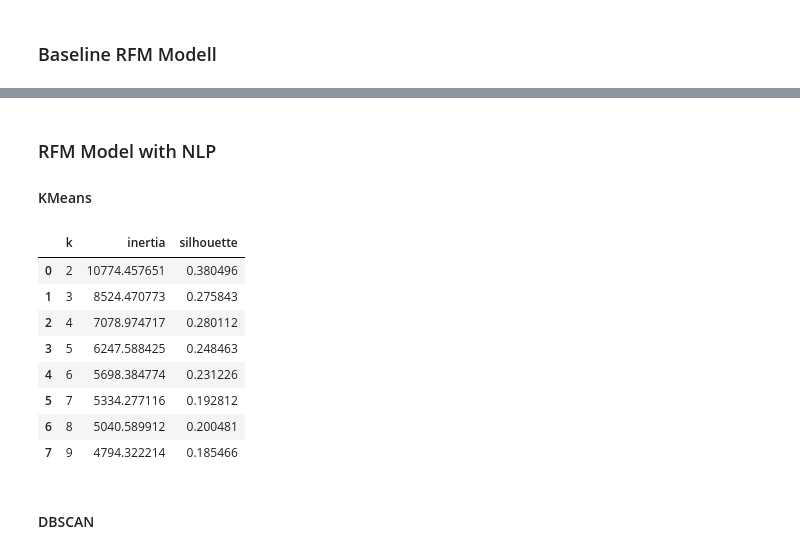
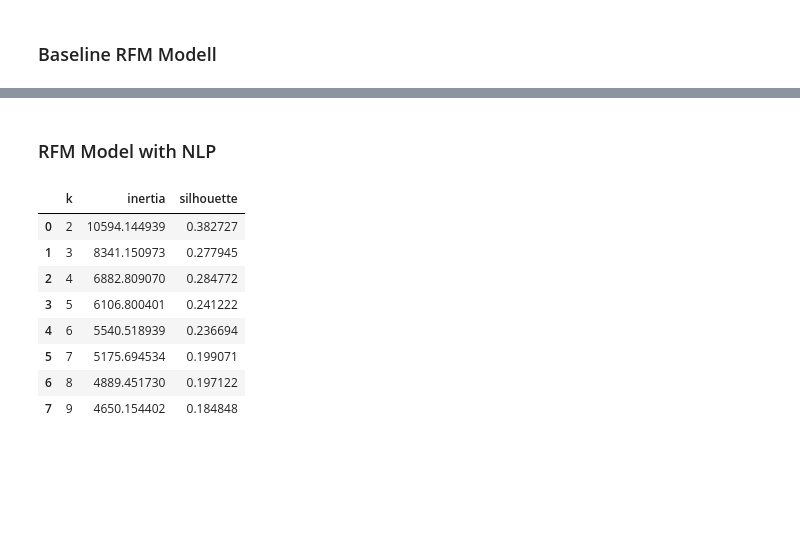
Before and after one commit to Thoericht/customer-segmentation-rfm-nlp, a Jupyter notebook: 02_notebooks/04_clustering.ipynb, the cells around one changed output, grey strips where cells are left out. Cells and saved outputs as stored; diff of their text form; code cells hidden in the pictures; blank space fills up the shorter version.

```diff
--- a/02_notebooks/04_clustering.ipynb
+++ b/02_notebooks/04_clustering.ipynb
@@ -54,10 +43,10 @@ rfm_log
 # %%
 # Clustering
 
-X = df[rfm_log]
+X = df[rfm_log_cap]
 
 preprocess = ColumnTransformer([
-    ('scaler', StandardScaler(), rfm_log)
+    ('scaler', StandardScaler(), rfm_log_cap)
 ])
 
 X_processed = preprocess.fit_transform(X)
@@ -93,0 +186,37 @@ results
+# %%
+# Stability Analysis
+
+rng = np.random.default_rng(42)
+stability_scores = []
+
+base_model = KMeans(
+    n_clusters=4,
+    random_state=42,
+    n_init=20
+)
+
+base_labels = base_model.fit_predict(X_processed)
+
+for seed in range(10):
+    sample_idx = rng.choice(
+        len(X_processed),
+        size=int(0.8 * len(X_processed)),
+        replace=False
+    )
+
+    model = KMeans(
+        n_clusters=4,
+        random_state=seed,
+        n_init=20
+    )
+
+    sample_labels = model.fit_predict(X_processed[sample_idx])
+
+    score = adjusted_rand_score(
+        base_labels[sample_idx],
+        sample_labels
+    )
+
+    stability_scores.append(score)
+
+np.mean(stability_scores), np.std(stability_scores)
@@ -94,46 +244,43 @@ results
 # %% [markdown]
 ### RFM Model with NLP
-#### KMeans
 # %%
 svd = [f'text_svd_{i:02d}' for i in range(15)]
 
-X = df[rfm_log + svd]
+X = df[rfm_log_cap + svd]
 
 preprocess = ColumnTransformer([
-    ('scaler', StandardScaler(), rfm_log),
+    ('scaler', StandardScaler(), rfm_log_cap),
     ('passthrough', 'passthrough', svd)
 ])
 
 X_processed = preprocess.fit_transform(X)
 
 n_components_to_test = range(2, 10)
 
 inertias = []
 silhouettes = []
 
 for n in n_components_to_test:
     model = KMeans(n_clusters=n, random_state=42, n_init="auto")
     labels = model.fit_predict(X_processed)
 
     inertias.append(model.inertia_)
     silhouettes.append(silhouette_score(X_processed, labels))
 
 results = pd.DataFrame({
     'k': list(n_components_to_test),
     'inertia': inertias,
     'silhouette': silhouettes
 })
 
 results
 # %% [output]
 |  | k | inertia | silhouette |
-| 0 | 2 | 10774.457651 | 0.380496 |
-| 1 | 3 | 8524.470773 | 0.275843 |
-| 2 | 4 | 7078.974717 | 0.280112 |
-| 3 | 5 | 6247.588425 | 0.248463 |
-| 4 | 6 | 5698.384774 | 0.231226 |
-| 5 | 7 | 5334.277116 | 0.192812 |
-| 6 | 8 | 5040.589912 | 0.200481 |
-| 7 | 9 | 4794.322214 | 0.185466 |
+| 0 | 2 | 10594.144939 | 0.382727 |
+| 1 | 3 | 8341.150973 | 0.277945 |
+| 2 | 4 | 6882.809070 | 0.284772 |
+| 3 | 5 | 6106.800401 | 0.241222 |
+| 4 | 6 | 5540.518939 | 0.236694 |
+| 5 | 7 | 5175.694534 | 0.199071 |
+| 6 | 8 | 4889.451730 | 0.197122 |
+| 7 | 9 | 4650.154402 | 0.184848 |
-# %% [markdown]
-#### DBSCAN
```
Also changed, not shown: parts of 13 cells of this notebook, 1 other file.
